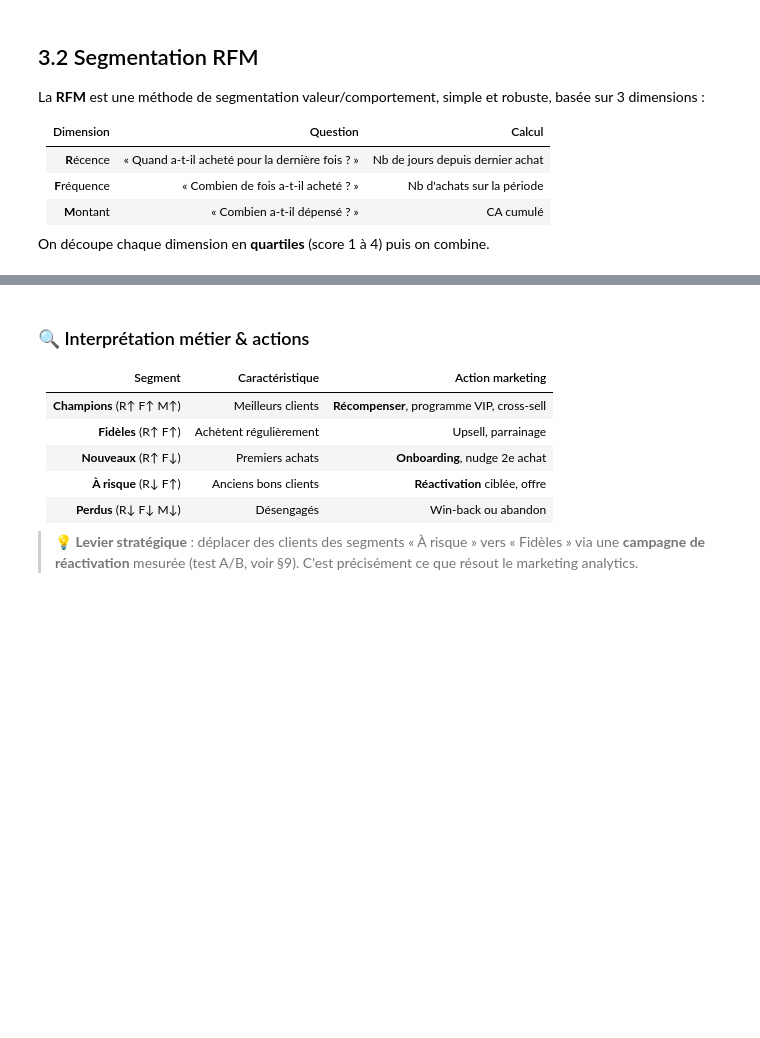
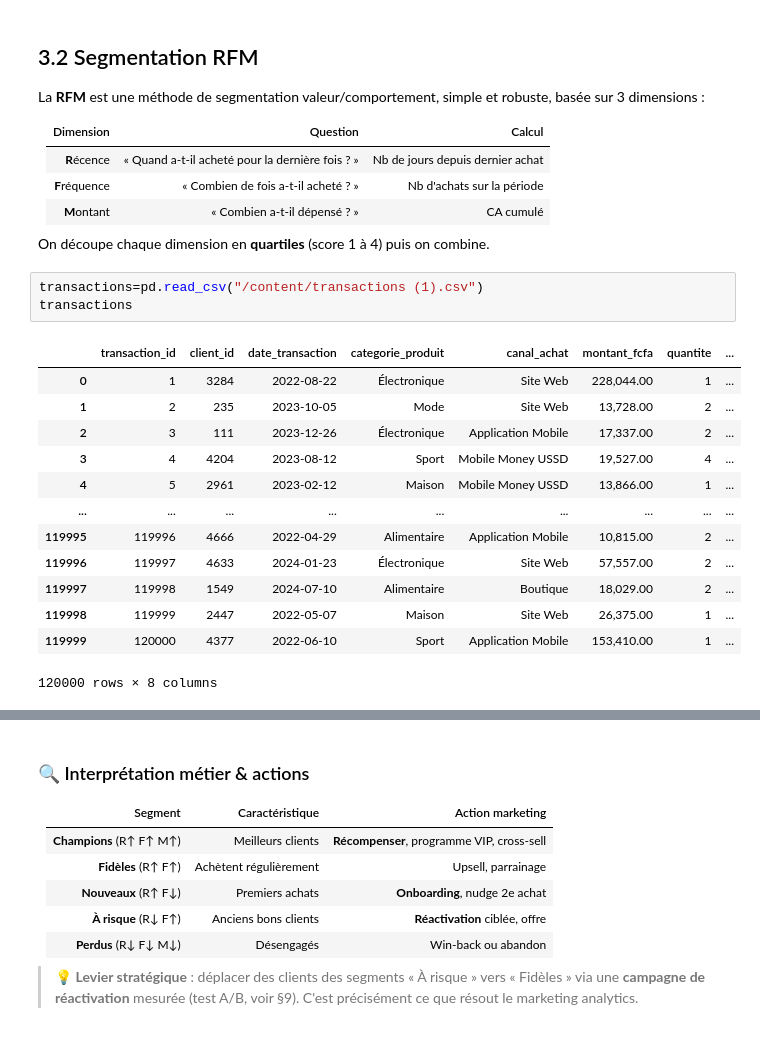
Before and after one commit to Antou03/Data-Trainer-Etudiants, a Jupyter notebook: BIU/MSSM/cours/Marketing_Analytics_Cours.ipynb, the cells around one changed output, grey strips where cells are left out. Cells and saved outputs as stored; diff of their text form; blank space fills up the shorter version.

```diff
--- a/BIU/MSSM/cours/Marketing_Analytics_Cours.ipynb
+++ b/BIU/MSSM/cours/Marketing_Analytics_Cours.ipynb
@@ -274,3 +278,20 @@ La **RFM** est une méthode de segmentation valeur/comportement, simple et robus
 | **M**ontant | « Combien a-t-il dépensé ? » | CA cumulé |
 
 On découpe chaque dimension en **quartiles** (score 1 à 4) puis on combine.
+# %%
+transactions=pd.read_csv("/content/transactions (1).csv")
+transactions
+# %% [output]
+|  | transaction_id | client_id | date_transaction | categorie_produit | canal_achat | montant_fcfa | quantite | ... |
+| 0 | 1 | 3284 | 2022-08-22 | Électronique | Site Web | 228,044.00 | 1 | ... |
+| 1 | 2 | 235 | 2023-10-05 | Mode | Site Web | 13,728.00 | 2 | ... |
+| 2 | 3 | 111 | 2023-12-26 | Électronique | Application Mobile | 17,337.00 | 2 | ... |
+| 3 | 4 | 4204 | 2023-08-12 | Sport | Mobile Money USSD | 19,527.00 | 4 | ... |
+| 4 | 5 | 2961 | 2023-02-12 | Maison | Mobile Money USSD | 13,866.00 | 1 | ... |
+| ... | ... | ... | ... | ... | ... | ... | ... | ... |
+| 119995 | 119996 | 4666 | 2022-04-29 | Alimentaire | Application Mobile | 10,815.00 | 2 | ... |
+| 119996 | 119997 | 4633 | 2024-01-23 | Électronique | Site Web | 57,557.00 | 2 | ... |
+| 119997 | 119998 | 1549 | 2024-07-10 | Alimentaire | Boutique | 18,029.00 | 2 | ... |
+| 119998 | 119999 | 2447 | 2022-05-07 | Maison | Site Web | 26,375.00 | 1 | ... |
+| 119999 | 120000 | 4377 | 2022-06-10 | Sport | Application Mobile | 153,410.00 | 1 | ... |
+120000 rows × 8 columns
```
Also changed, not shown: parts of 22 cells of this notebook.
